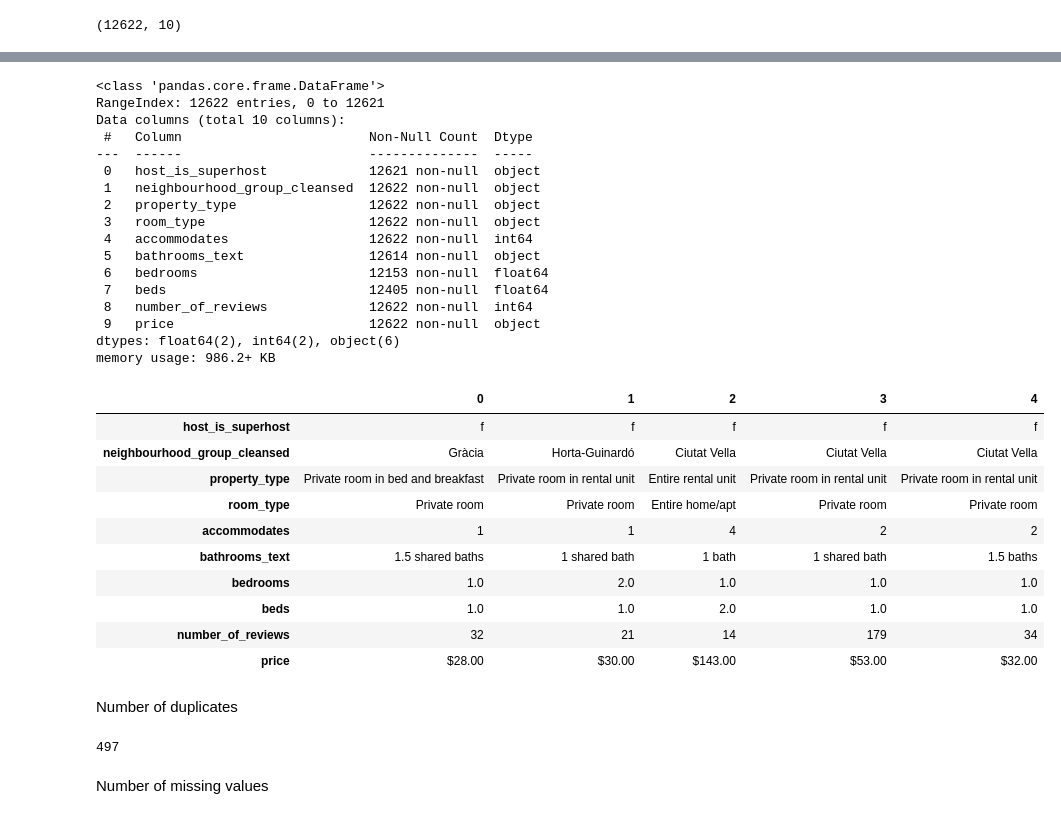
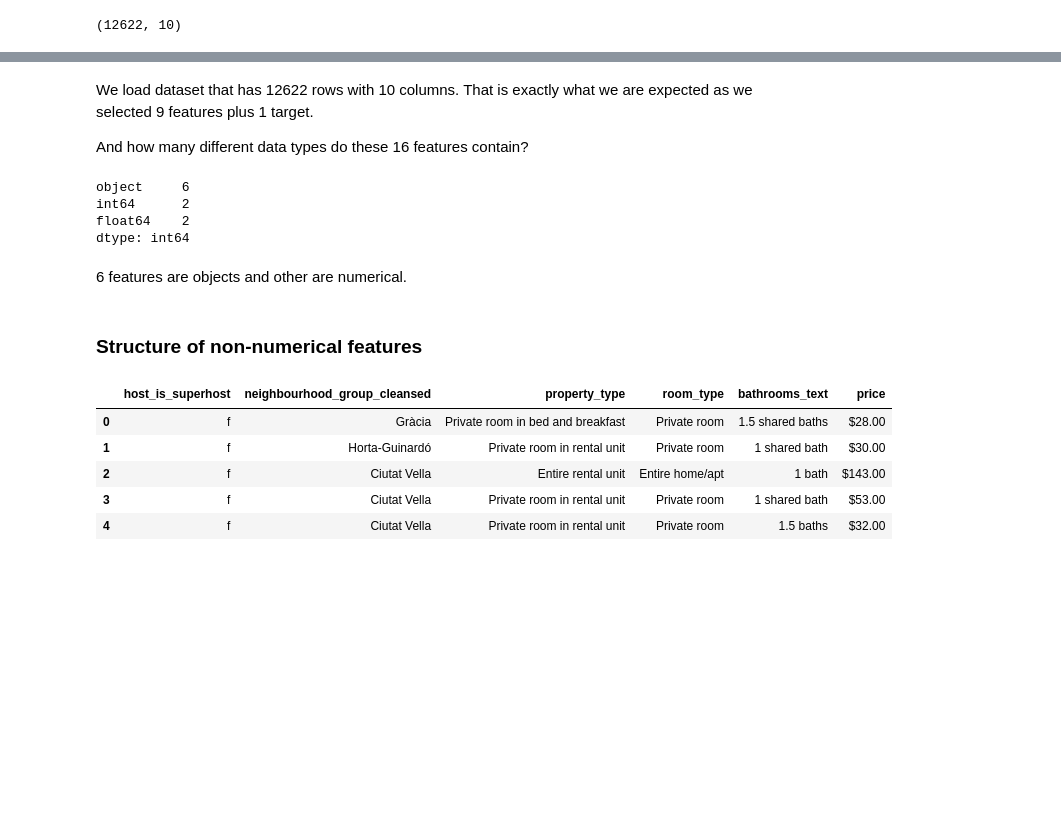
Before and after one commit to dimdasci/apartment-price-model, a Jupyter notebook: notebooks/01-dk-eda.ipynb, the cells around one changed output, grey strips where cells are left out. Drawn from its saved outputs; the diff is of its cells as text; code cells hidden in the pictures; blank space fills up the shorter version.

```diff
--- a/notebooks/01-dk-eda.ipynb
+++ b/notebooks/01-dk-eda.ipynb
@@ -23,4 +87,5 @@ PARAMS = load_params()
 # %% [markdown]
 ## Load data
 # %%
-data_path = path.join(get_project_dir(), PARAMS['data']['raw_data_path'], PARAMS["data"]["train_data_file"])
+data_path = get_abs_path(PARAMS['data']['raw_data_path'], PARAMS["data"]["train_data_file"])
+df = pd.read_csv(data_path)
@@ -35,42 +100,24 @@ df.shape
-# %%
-df.info()
-# %% [output]
-<class 'pandas.core.frame.DataFrame'>
-RangeIndex: 12622 entries, 0 to 12621
-Data columns (total 10 columns):
- #   Column                        Non-Null Count  Dtype
----  ------                        --------------  -----
- 0   host_is_superhost             12621 non-null  object
- 1   neighbourhood_group_cleansed  12622 non-null  object
- 2   property_type                 12622 non-null  object
- 3   room_type                     12622 non-null  object
- 4   accommodates                  12622 non-null  int64
- 5   bathrooms_text                12614 non-null  object
- 6   bedrooms                      12153 non-null  float64
- 7   beds                          12405 non-null  float64
- 8   number_of_reviews             12622 non-null  int64
- 9   price                         12622 non-null  object
-dtypes: float64(2), int64(2), object(6)
-memory usage: 986.2+ KB
+# %% [markdown]
+We load dataset that has 12622 rows with 10 columns. That is exactly what we are expected as we selected 9 features plus 1 target.
+
+And how many different data types do these 16 features contain?
+# %%
+pd.value_counts(df.dtypes)
+# %% [output]
+object     6
+int64      2
+float64    2
+dtype: int64
+# %% [markdown]
+6 features are objects and other are numerical.
+# %% [markdown]
+### Structure of non-numerical features
 # %%
-df.head().T
+df.select_dtypes(exclude='number').head()
 # %% [output]
-|  | 0 | 1 | 2 | 3 | 4 |
-| host_is_superhost | f | f | f | f | f |
-| neighbourhood_group_cleansed | Gràcia | Horta-Guinardó | Ciutat Vella | Ciutat Vella | Ciutat Vella |
-| property_type | Private room in bed and breakfast | Private room in rental unit | Entire rental unit | Private room in rental unit | Private room in rental unit |
-| room_type | Private room | Private room | Entire home/apt | Private room | Private room |
-| accommodates | 1 | 1 | 4 | 2 | 2 |
-| bathrooms_text | 1.5 shared baths | 1 shared bath | 1 bath | 1 shared bath | 1.5 baths |
-| bedrooms | 1.0 | 2.0 | 1.0 | 1.0 | 1.0 |
-| beds | 1.0 | 1.0 | 2.0 | 1.0 | 1.0 |
-| number_of_reviews | 32 | 21 | 14 | 179 | 34 |
-| price | $28.00 | $30.00 | $143.00 | $53.00 | $32.00 |
+|  | host_is_superhost | neighbourhood_group_cleansed | property_type | room_type | bathrooms_text | price |
+| 0 | f | Gràcia | Private room in bed and breakfast | Private room | 1.5 shared baths | $28.00 |
+| 1 | f | Horta-Guinardó | Private room in rental unit | Private room | 1 shared bath | $30.00 |
+| 2 | f | Ciutat Vella | Entire rental unit | Entire home/apt | 1 bath | $143.00 |
+| 3 | f | Ciutat Vella | Private room in rental unit | Private room | 1 shared bath | $53.00 |
+| 4 | f | Ciutat Vella | Private room in rental unit | Private room | 1.5 baths | $32.00 |
-# %% [markdown]
-Number of duplicates
-# %%
-df.duplicated().sum()
-# %% [output]
-497
-# %% [markdown]
-Number of missing values
```
Also changed, not shown: parts of 77 cells of this notebook.
